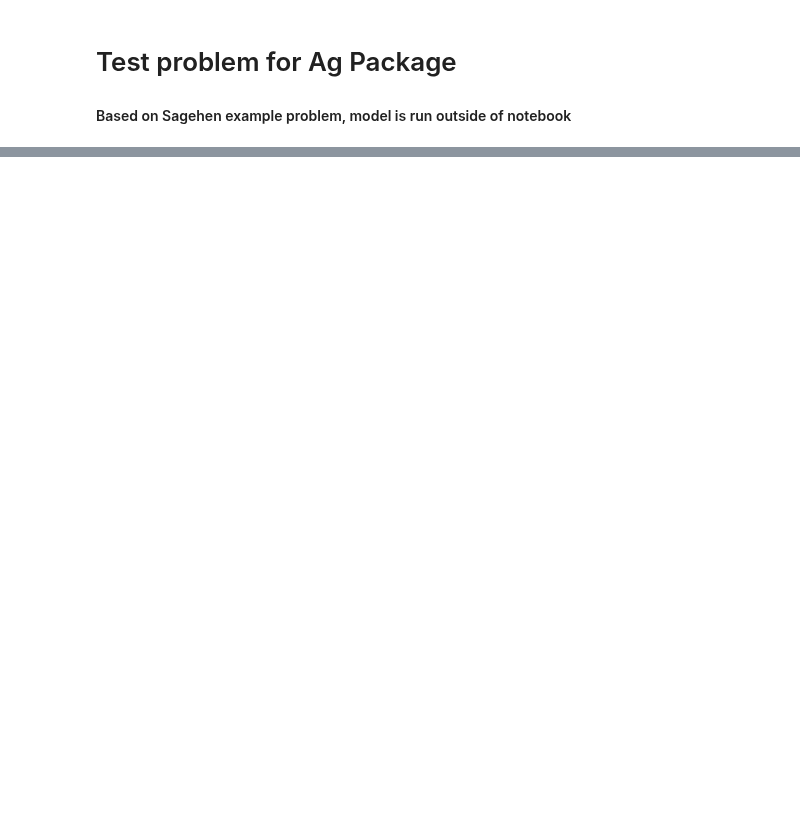
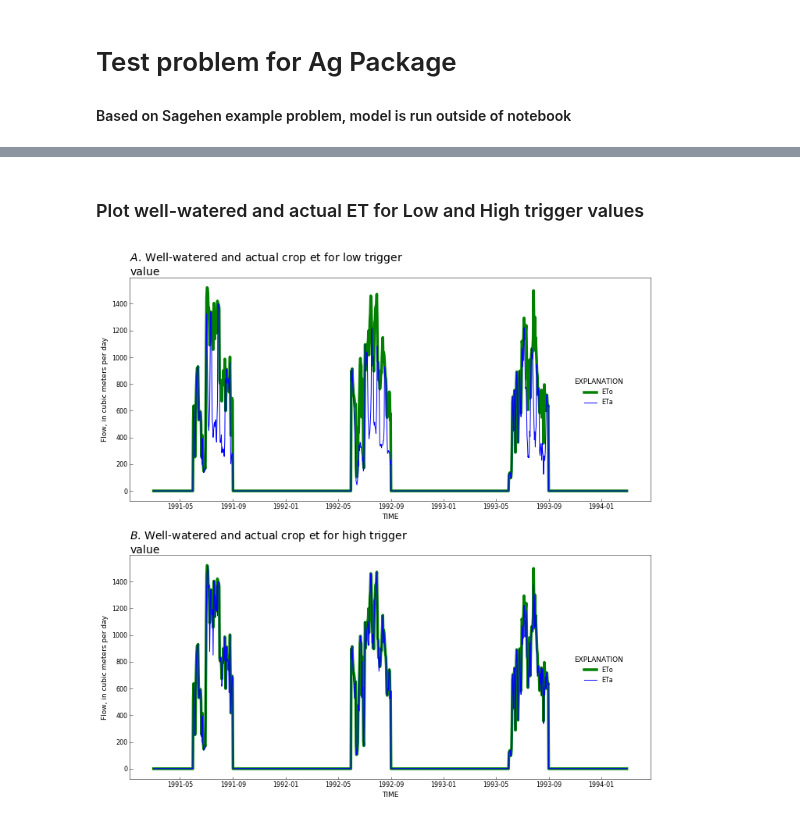
Before and after one commit to rniswon/gsflow_examples, a Jupyter notebook: sagehen_Agwater_trigger/notebook/Ag_trigger.ipynb, the cells around one changed output, grey strips where cells are left out. Cells and saved outputs as stored; diff of their text form; code cells hidden in the pictures; blank space fills up the shorter version.

```diff
--- a/sagehen_Agwater_trigger/notebook/Ag_trigger.ipynb
+++ b/sagehen_Agwater_trigger/notebook/Ag_trigger.ipynb
@@ -145,0 +203,40 @@ plt.savefig('WR_ET_5day_6.pdf')
+# %% [markdown]
+### Plot well-watered and actual ET for Low and High trigger values
+# %%
+# blow up the fonts for this demo
+plt.rcParams['xtick.labelsize'] = 8
+plt.rcParams['ytick.labelsize'] = 8
+plt.rcParams['axes.titlesize'] = 14
+
+fig, axes = plt.subplots(2, 1, figsize=(10, 10))
+axes = axes.flat
+axes[0].plot(plotdates,y1et_low,color='g', linewidth=3.5, label=header2[4])
+axes[0].plot(plotdates,y2et_low,color='b', linewidth=1.0, label=header2[5])
+
+axes[1].plot(plotdates,y1et_high,color='g', linewidth=3.5, label=header2[4])
+axes[1].plot(plotdates,y2et_high,color='b', linewidth=1.0, label=header2[5])
+
+axes[0].set_ylabel('Flow, in cubic meters per day')
+axes[0].set_xlabel(header2[0])
+
+plt.ylabel('Flow, in cubic meters per day')
+plt.xlabel(header2[0])
+
+rf.title(axes[0], 'Well-watered and actual crop ET for low trigger value', subplot_prefix='A')
+
+#rf.axes_numbering(axes[1], format_x=True)
+rf.title(axes[1], 'Well-watered and actual crop ET for high trigger value', subplot_prefix='B')
+
+# Set legend
+handles, labels = axes[0].get_legend_handles_labels()
+rf.legend(axes[0], handles, labels, bbox_to_anchor=(.9, 0.4))
+
+# Set legend
+handles, labels = axes[1].get_legend_handles_labels()
+rf.legend(axes[1], handles, labels, bbox_to_anchor=(.9, 0.4))
+
+
+plt.tight_layout()
+plt.savefig('ET_triggercomp.pdf')
+# %% [output]
+[figure, added]
```
Also changed, not shown: parts of 17 cells of this notebook, 6 other files.
